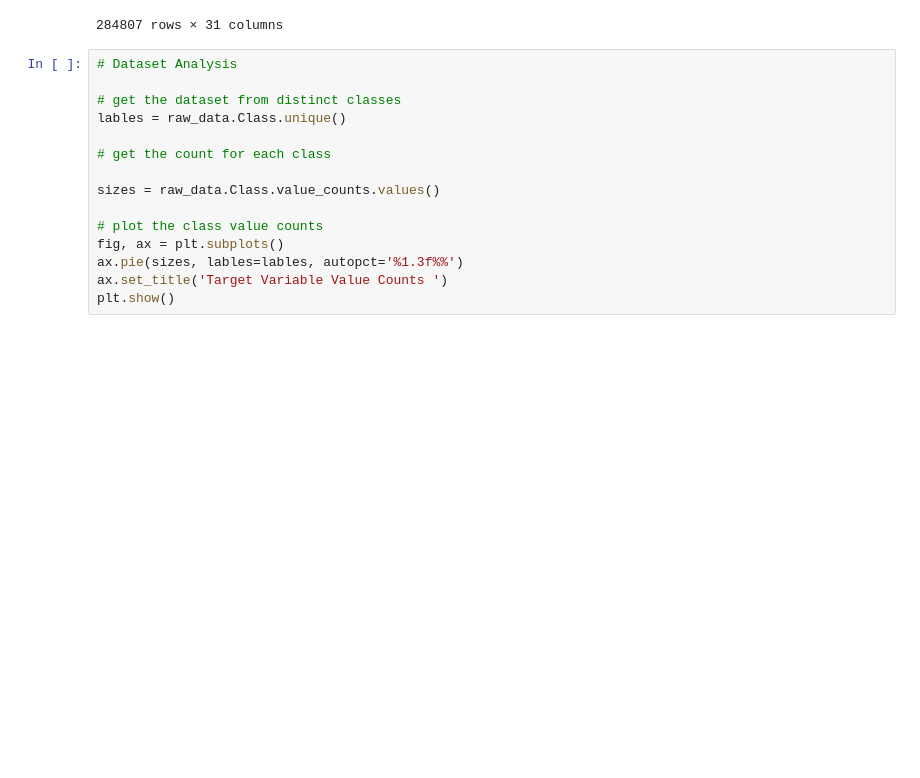
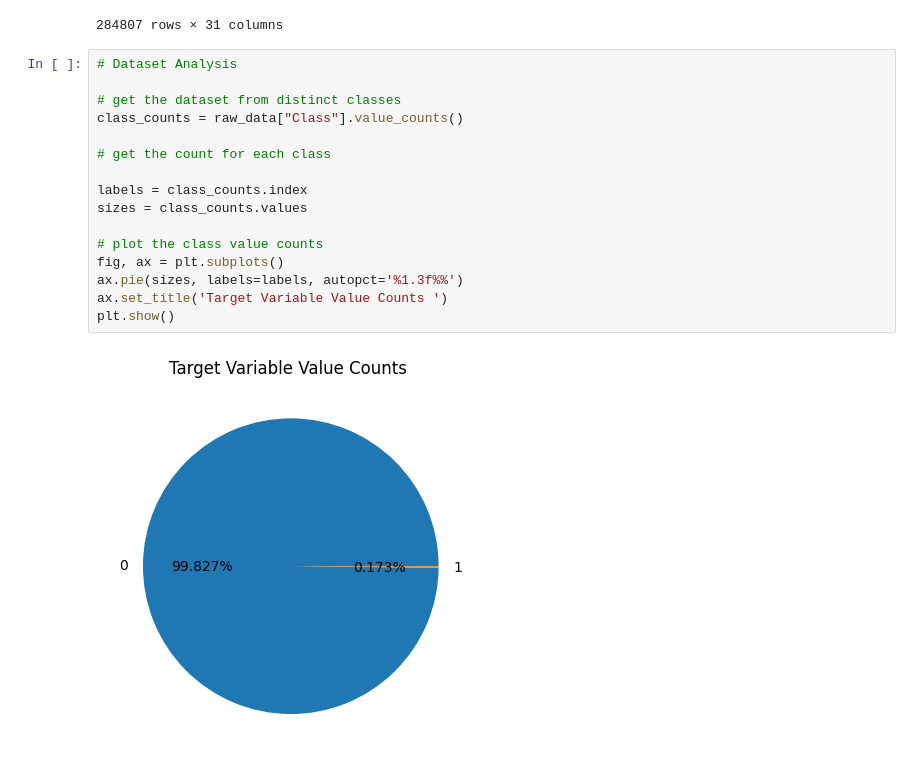
Before and after one commit to MawiraVictor/Credit-Card-Fraud-Detection-with-Decision-Trees-and-SVM, a Jupyter notebook: Credit Card Fraud Detection with Decision Trees and SVM.ipynb, the cells around one changed output. Drawn from its saved outputs; the diff is of its cells as text; blank space fills up the shorter version.

```diff
--- a/Credit Card Fraud Detection with Decision Trees and SVM.ipynb
+++ b/Credit Card Fraud Detection with Decision Trees and SVM.ipynb
@@ -64,15 +64,18 @@ raw_data
 # %%
 # Dataset Analysis
 
 # get the dataset from distinct classes
-lables = raw_data.Class.unique()
+class_counts = raw_data["Class"].value_counts()
 
 # get the count for each class
 
-sizes = raw_data.Class.value_counts.values()
+labels = class_counts.index
+sizes = class_counts.values
 
 # plot the class value counts
 fig, ax = plt.subplots()
-ax.pie(sizes, lables=lables, autopct='%1.3f%%')
+ax.pie(sizes, labels=labels, autopct='%1.3f%%')
 ax.set_title('Target Variable Value Counts ')
 plt.show()
+# %% [output]
+[figure, added]
```
